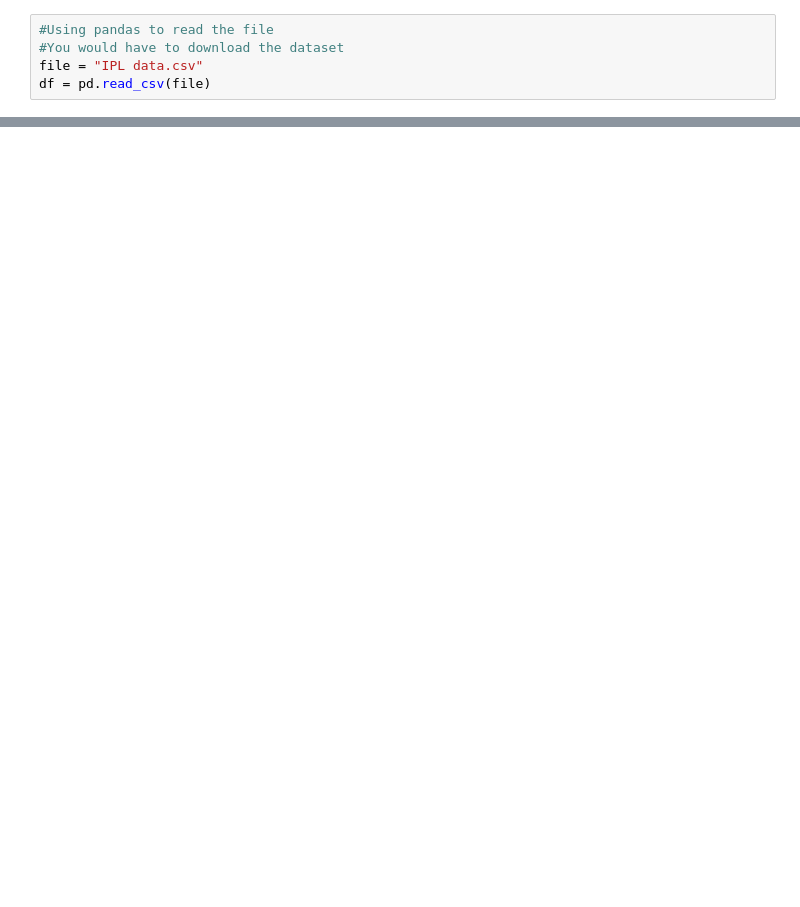
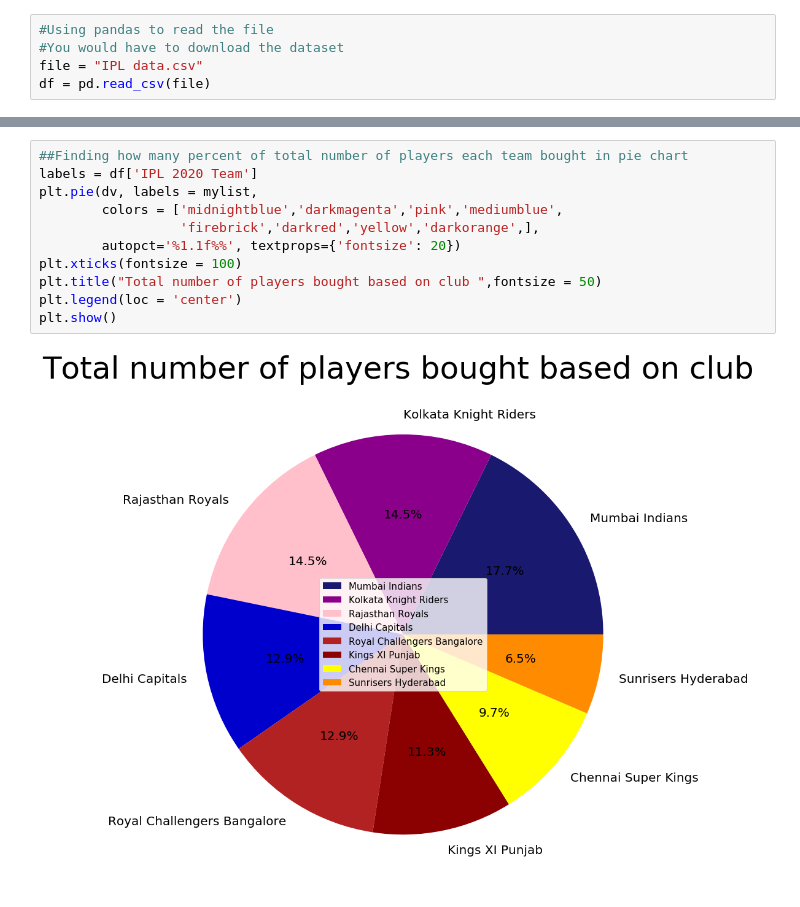
Before and after one commit to Thesavagecoder7784/Statistical-Data-Analysis-With-Pandas, a Jupyter notebook: Analysis of IPL Auction 2020.ipynb, the cells around one changed output, grey strips where cells are left out. Saved outputs shown, nothing was run; the diff lists cells and outputs as text; blank space fills up the shorter version.

```diff
--- a/Analysis of IPL Auction 2020.ipynb
+++ b/Analysis of IPL Auction 2020.ipynb
@@ -226,0 +134,13 @@ I recommend you to play around with the matplotlib.pyplot functions
+# %%
+##Finding how many percent of total number of players each team bought in pie chart
+labels = df['IPL 2020 Team']
+plt.pie(dv, labels = mylist,
+        colors = ['midnightblue','darkmagenta','pink','mediumblue',
+                  'firebrick','darkred','yellow','darkorange',],
+        autopct='%1.1f%%', textprops={'fontsize': 20})
+plt.xticks(fontsize = 100)
+plt.title("Total number of players bought based on club ",fontsize = 50)
+plt.legend(loc = 'center')
+plt.show()
+# %% [output]
+[figure, added]
```
Also changed, not shown: parts of 39 cells of this notebook.
